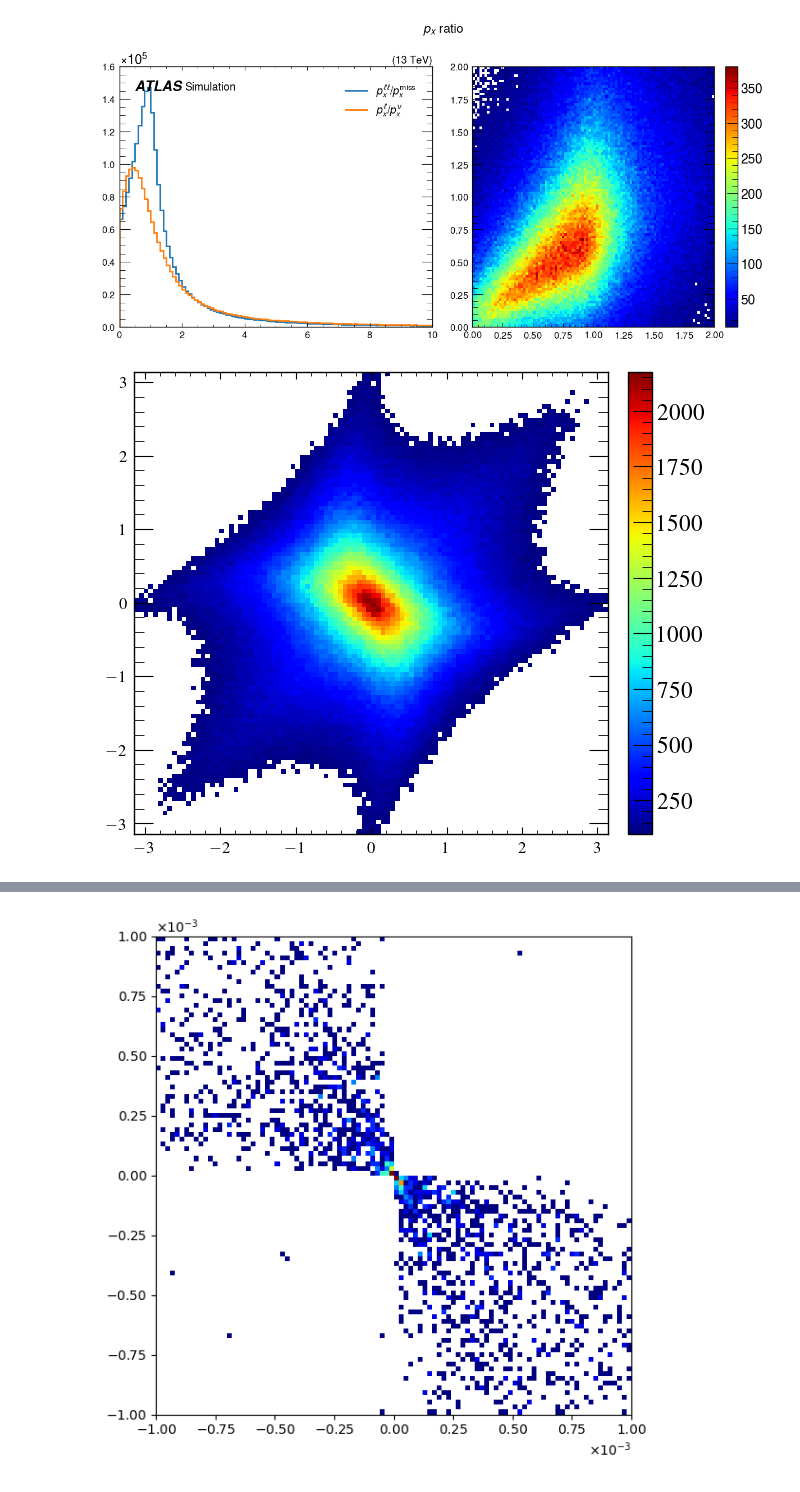
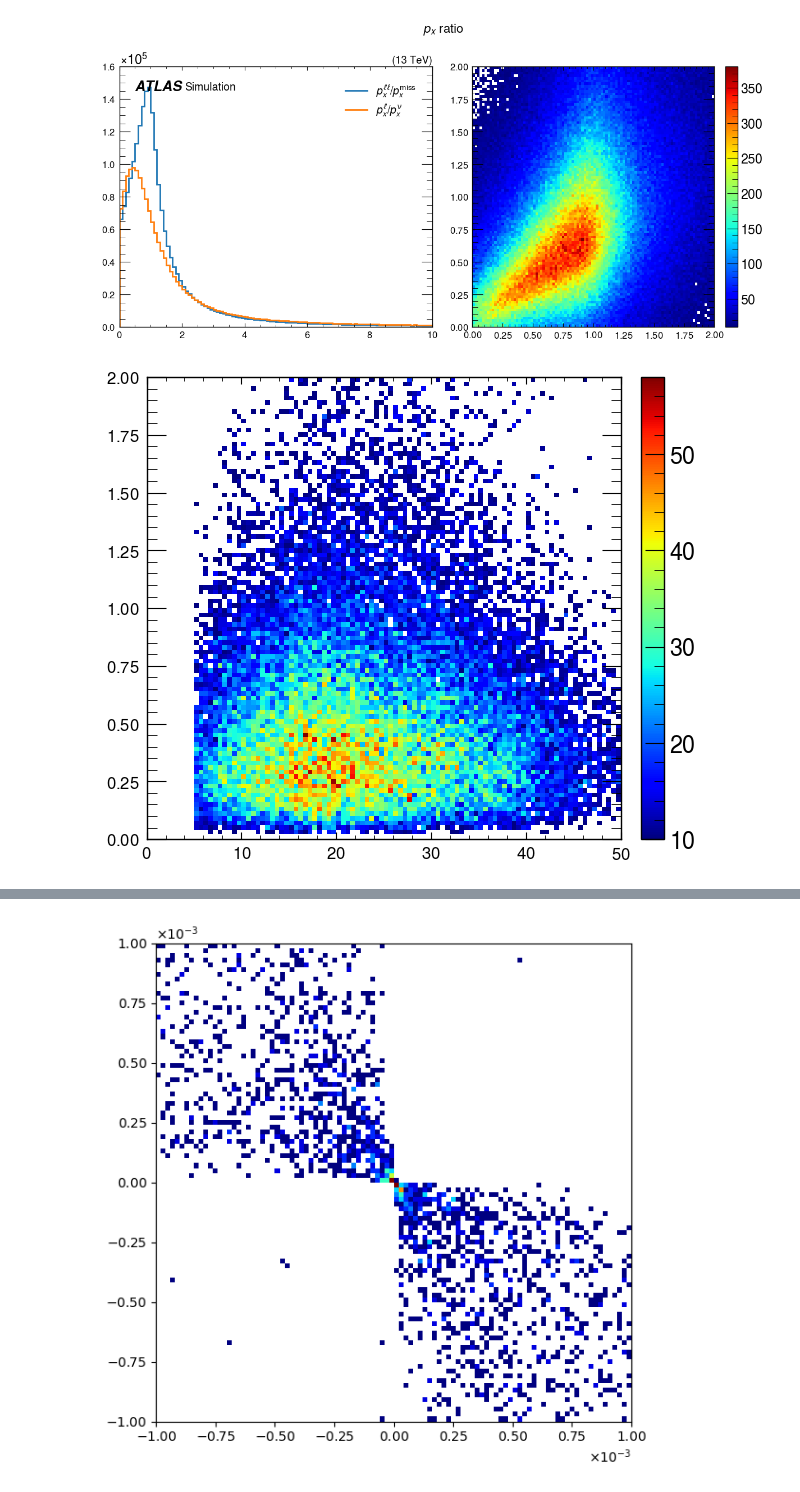
Before and after one commit to SiangYuan-Lin/Bell-Inequality-study, a Jupyter notebook: Rest_frame_reconstruction.ipynb, the cells around one changed output, grey strips where cells are left out. Cells and saved outputs as stored; diff of their text form; code cells hidden in the pictures.

```diff
--- a/Rest_frame_reconstruction.ipynb
+++ b/Rest_frame_reconstruction.ipynb
@@ -289,20 +423,19 @@ plt.show()
 No handles with labels found to put in legend.
 [figure]
 # %%
+plt.style.use("default")
+plt.style.use(hep.style.ATLAS)
 fig,axes = plt.subplots(figsize=(6,6))#,tight_layout=True)
 my_cmap = mpl.cm.get_cmap("jet").copy()
 my_cmap.set_under('w')
 i=0
 dPhi = ((NeutrinoP[DF_label[i]] - MET[DF_label[i]])/np.pi)
 
-H,x_bin, y_bin = np.histogram2d(LepP_inv['phi'] - MET['phi'],LepM_inv['phi'] - MET['phi'],bins=[100,100],\
-                                range=[[-np.pi,np.pi],[-np.pi,np.pi]])
-hep.hist2dplot(H,xbins=x_bin,ybins=y_bin,cbar=True,cmin=100,cbarextend=True,flow=None,cbarsize="5%",cmap=my_cmap)
-plt.style.use(hep.style.ATLAS)  # or ATLAS/LHCb2
-#hep.atlas.label(loc=1,fontsize=12)
-axes.tick_params(axis="both",labelsize=12,pad=5)
-plt.style.use(hep.style.ATLAS)  # or ATLAS/LHCb2
+H,x_bin, y_bin = np.histogram2d(LeptonP['pt'],NeutrinoM['pt'],#np.cos(LeptonP['phi'] - LeptonM['phi']),\
+                                #np.cos(NeutrinoP['phi'] - NeutrinoM['phi']),\
+                                bins=[100,100],range=[[0,50],[0,2]])#range=[[-np.pi,np.pi],[-np.pi,np.pi]])
+hep.hist2dplot(H,xbins=x_bin,ybins=y_bin,cbar=True,cmin=10,cbarextend=True,flow=None,cbarsize="5%",cmap=my_cmap)
 axes.tick_params(axis="both",labelsize=12,pad=5)
 plt.show()
 # %% [output]
-[figure, old version]
+[figure, new version]
```
Also changed, not shown: parts of 12 cells of this notebook.
